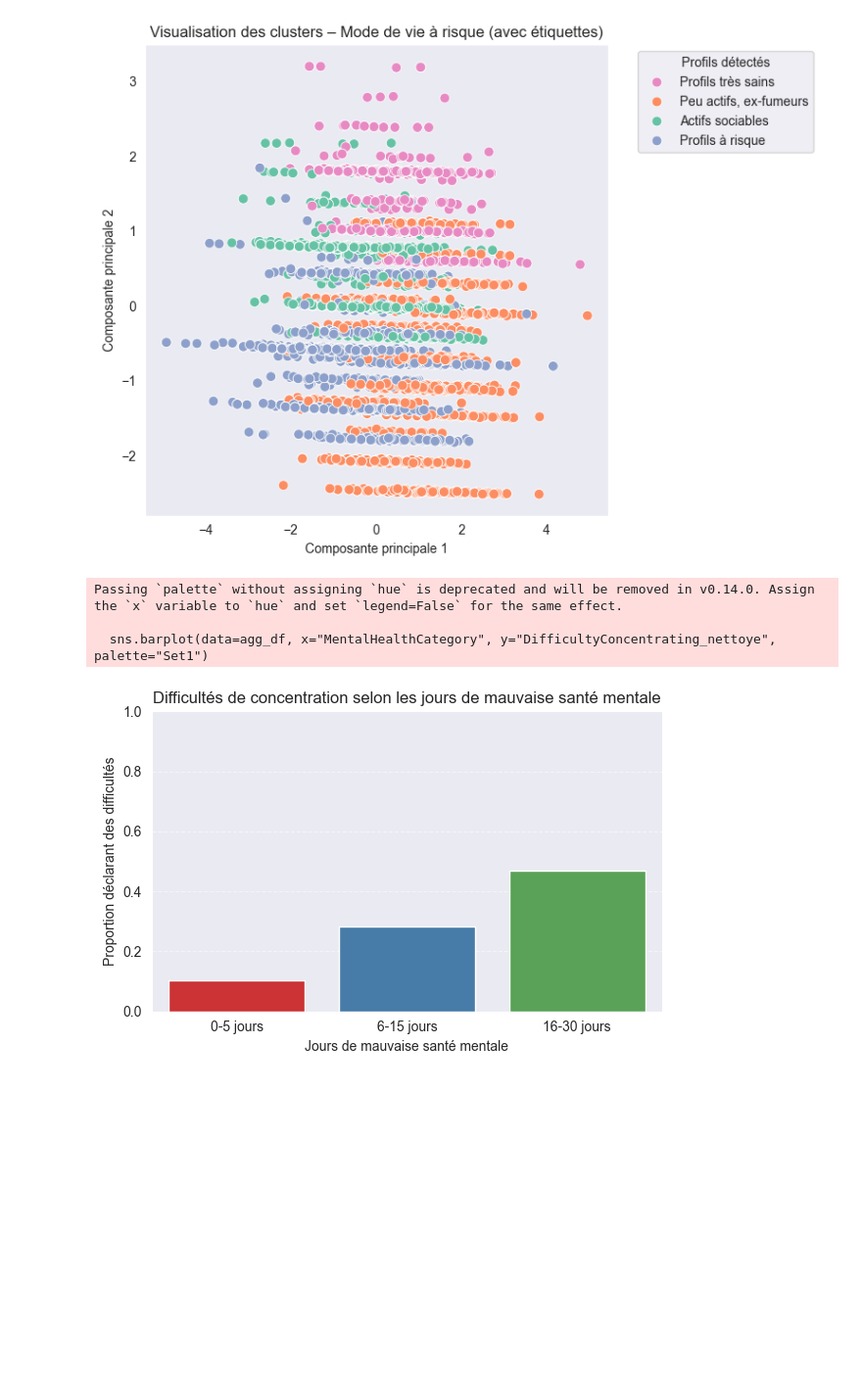
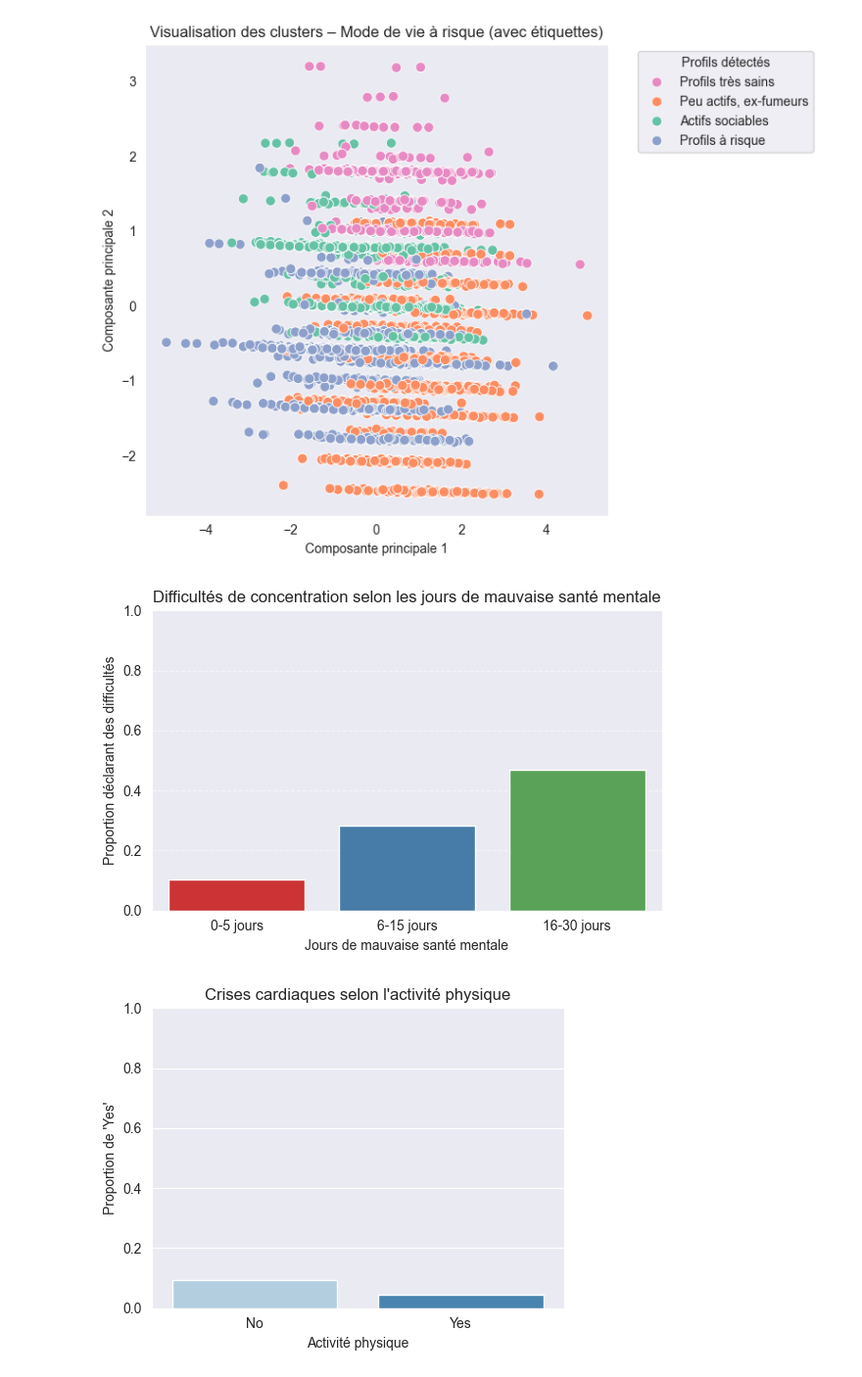
Before and after one commit to Leonciol/Reporting_restitution_grp4, a Jupyter notebook: main.ipynb, the cells around one changed output. Shown at 98% size. Saved outputs shown, nothing was run; the diff lists cells and outputs as text; code cells hidden in the pictures; blank space fills up the shorter version.

```diff
--- a/main.ipynb
+++ b/main.ipynb
@@ -492,10 +638,10 @@ bins = [0, 5, 15, 31]
 labels = ["0-5 jours", "6-15 jours", "16-30 jours"]
 df["MentalHealthCategory"] = pd.cut(df["MentalHealthDays"], bins=bins, labels=labels, right=False)
 
-agg_df = df.groupby("MentalHealthCategory")["DifficultyConcentrating_nettoye"].mean().reset_index()
+agg_df = df.groupby("MentalHealthCategory", observed=False)["DifficultyConcentrating_nettoye"].mean().reset_index()
 
 plt.figure(figsize=(6, 4))
-sns.barplot(data=agg_df, x="MentalHealthCategory", y="DifficultyConcentrating_nettoye", palette="Set1")
+sns.barplot(data=agg_df, x="MentalHealthCategory", y="DifficultyConcentrating_nettoye", hue="MentalHealthCategory", palette="Set1", legend=False)
 plt.title("Difficultés de concentration selon les jours de mauvaise santé mentale")
 plt.ylabel("Proportion déclarant des difficultés")
 plt.xlabel("Jours de mauvaise santé mentale")
@@ -504,7 +650,26 @@ plt.grid(axis="y", linestyle="--", alpha=0.5)
 plt.tight_layout()
 plt.show()
 # %% [output]
-Passing `palette` without assigning `hue` is deprecated and will be removed in v0.14.0. Assign the `x` variable to `hue` and set `legend=False` for the same effect.
-
-  sns.barplot(data=agg_df, x="MentalHealthCategory", y="DifficultyConcentrating_nettoye", palette="Set1")
 [figure]
+# %%
+df = pd.read_csv("data/heart_2022_clean.csv")
+prop_pa = (
+    df.groupby("PhysicalActivities")["HadHeartAttack"]
+    .value_counts(normalize=True)
+    .unstack()
+    .reset_index()
+)
+prop_pa.head()
+prop_pa_yes = prop_pa[["PhysicalActivities", "Yes"]]
+
+# Visualisation
+plt.figure(figsize=(5,4))
+sns.barplot(data=prop_pa_yes, x="PhysicalActivities", y="Yes",hue="PhysicalActivities", palette="Blues")
+plt.title("Crises cardiaques selon l'activité physique")
+plt.ylabel("Proportion de 'Yes'")
+plt.xlabel("Activité physique")
+plt.ylim(0, 1)
+plt.tight_layout()
+plt.show()
+# %% [output]
+[figure, added]
```
Also changed, not shown: parts of 18 cells of this notebook.
